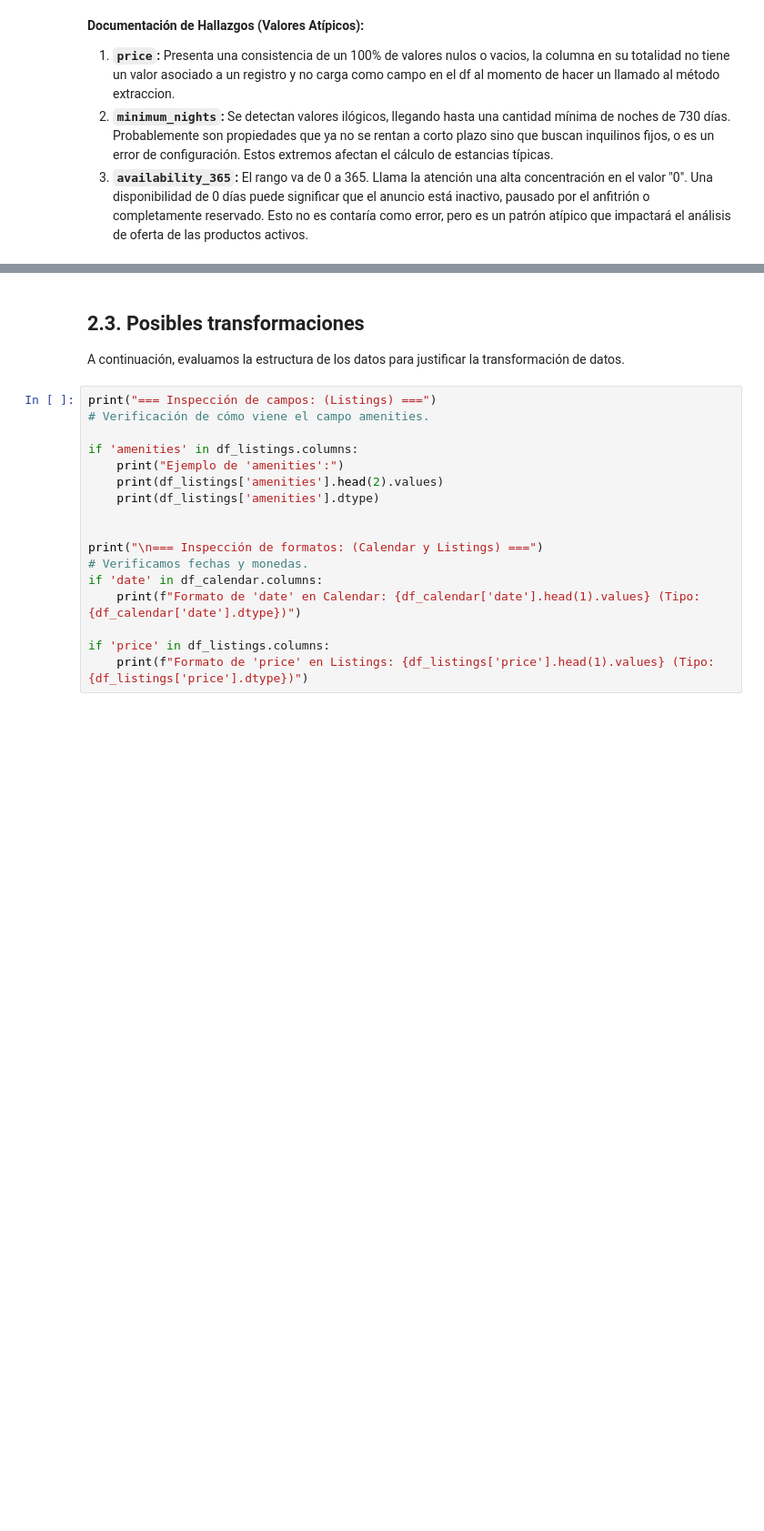
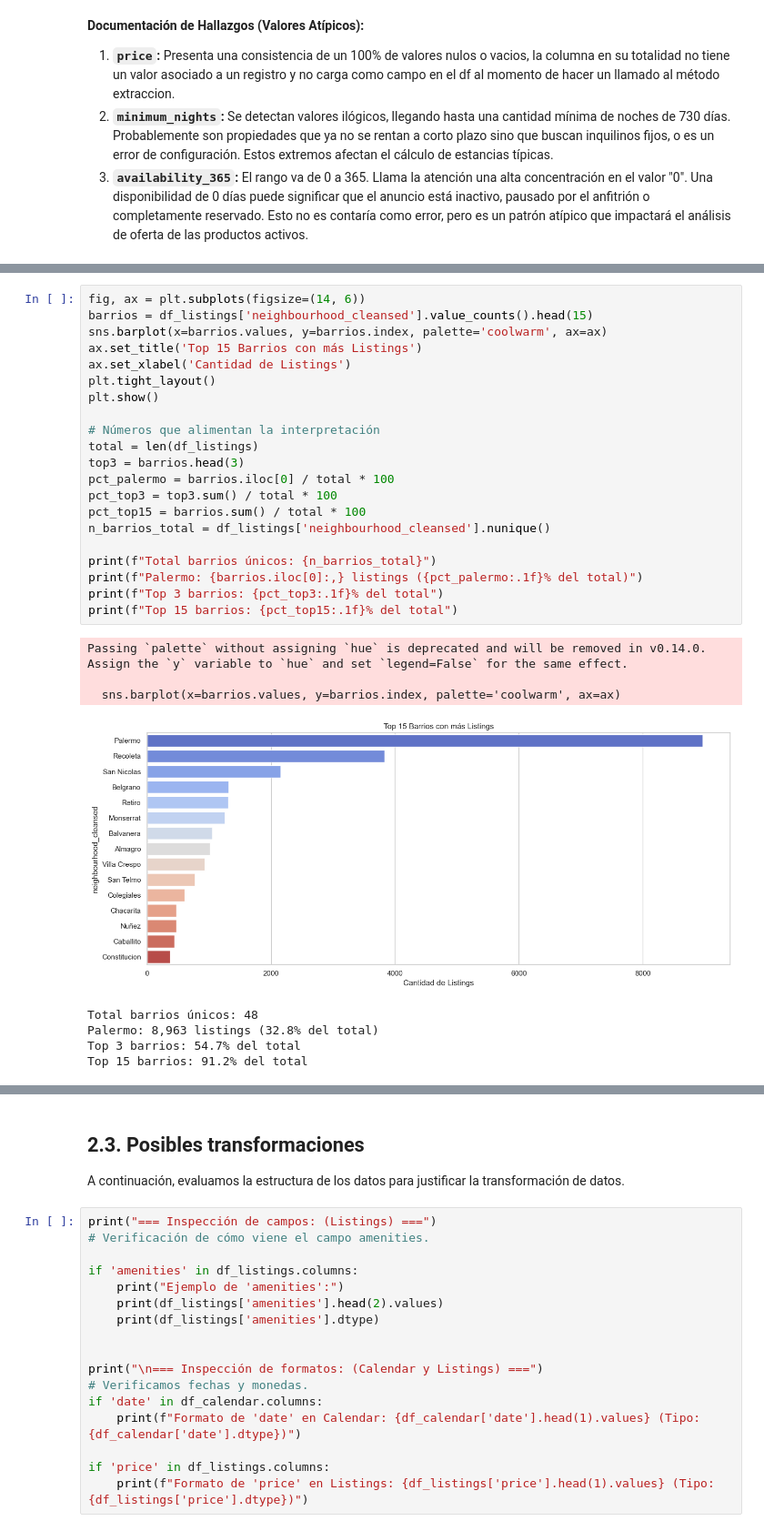
Before and after one commit to ferneylopez188523-dotcom/ETLCode, a Jupyter notebook: notebooks/exp_airbnb.ipynb, the cells around one changed output, grey strips where cells are left out. Shown at 91% size. Saved outputs shown, nothing was run; the diff lists cells and outputs as text; blank space fills up the shorter version.

```diff
--- a/notebooks/exp_airbnb.ipynb
+++ b/notebooks/exp_airbnb.ipynb
@@ -297,0 +353,30 @@ plt.show()
+# %%
+fig, ax = plt.subplots(figsize=(14, 6))
+barrios = df_listings['neighbourhood_cleansed'].value_counts().head(15)
+sns.barplot(x=barrios.values, y=barrios.index, palette='coolwarm', ax=ax)
+ax.set_title('Top 15 Barrios con más Listings')
+ax.set_xlabel('Cantidad de Listings')
+plt.tight_layout()
+plt.show()
+
+# Números que alimentan la interpretación
+total = len(df_listings)
+top3 = barrios.head(3)
+pct_palermo = barrios.iloc[0] / total * 100
+pct_top3 = top3.sum() / total * 100
+pct_top15 = barrios.sum() / total * 100
+n_barrios_total = df_listings['neighbourhood_cleansed'].nunique()
+
+print(f"Total barrios únicos: {n_barrios_total}")
+print(f"Palermo: {barrios.iloc[0]:,} listings ({pct_palermo:.1f}% del total)")
+print(f"Top 3 barrios: {pct_top3:.1f}% del total")
+print(f"Top 15 barrios: {pct_top15:.1f}% del total")
+# %% [output]
+Passing `palette` without assigning `hue` is deprecated and will be removed in v0.14.0. Assign the `y` variable to `hue` and set `legend=False` for the same effect.
+
+  sns.barplot(x=barrios.values, y=barrios.index, palette='coolwarm', ax=ax)
+[figure, added]
+Total barrios únicos: 48
+Palermo: 8,963 listings (32.8% del total)
+Top 3 barrios: 54.7% del total
+Top 15 barrios: 91.2% del total
```
Also changed, not shown: parts of 7 cells of this notebook.
